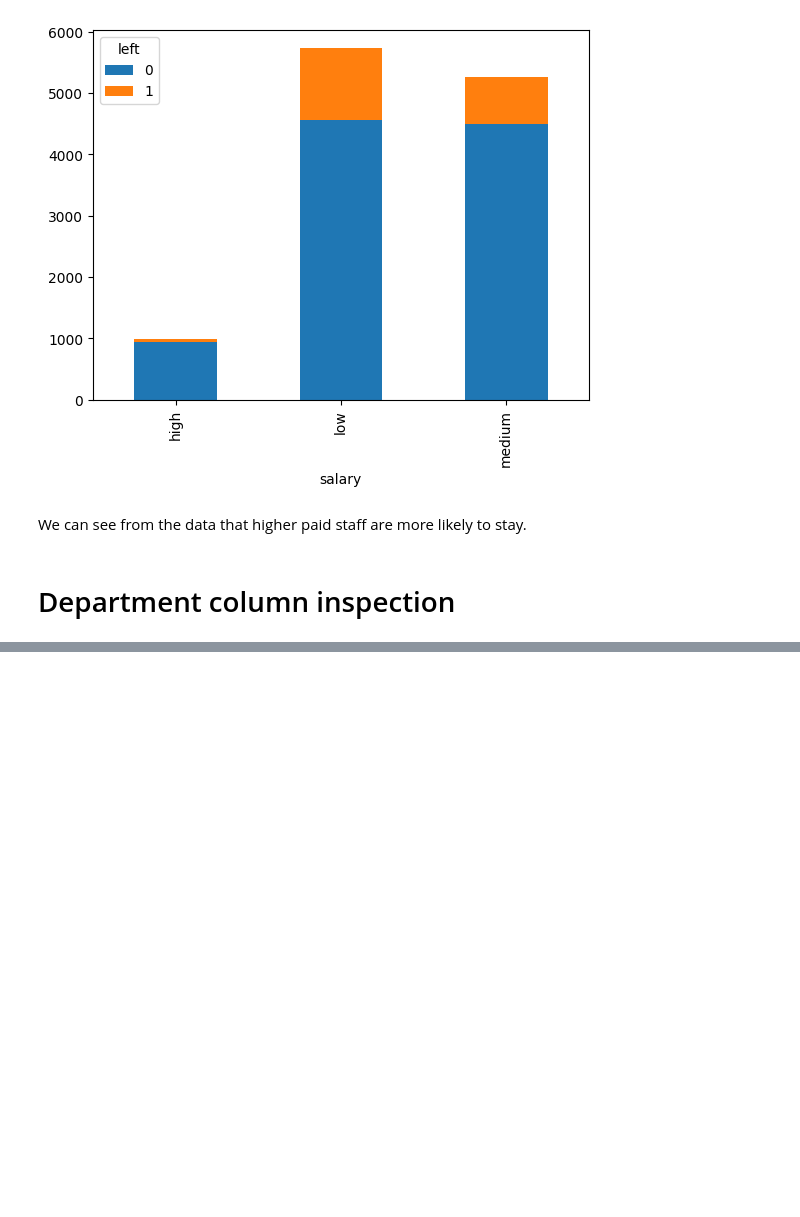
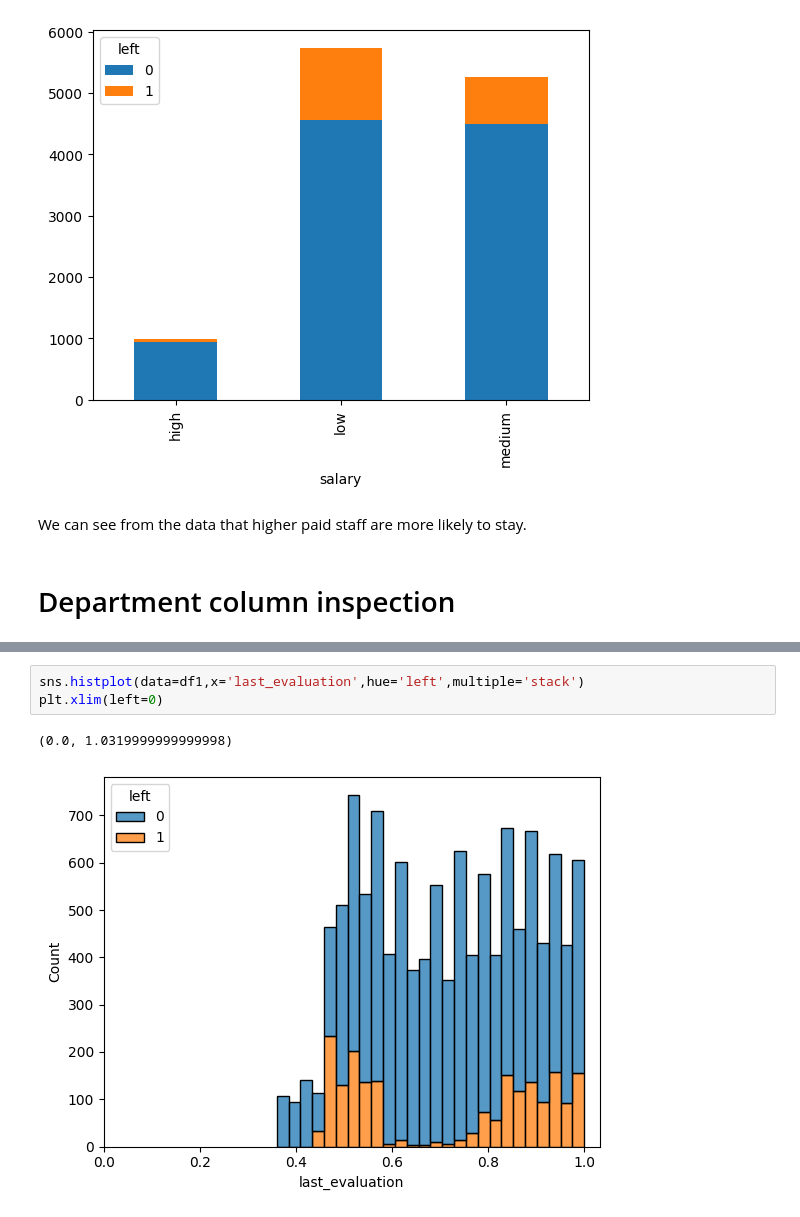
Before and after one commit to Max0513/Turn-over-analysis---Saliford-, a Jupyter notebook: Notebooks/data_cleanup.ipynb, the cells around one changed output, grey strips where cells are left out. Saved outputs shown, nothing was run; the diff lists cells and outputs as text; blank space fills up the shorter version.

```diff
--- a/Notebooks/data_cleanup.ipynb
+++ b/Notebooks/data_cleanup.ipynb
@@ -351,0 +491,6 @@ We can see from the data that higher paid staff are more likely to stay.
+# %%
+sns.histplot(data=df1,x='last_evaluation',hue='left',multiple='stack')
+plt.xlim(left=0)
+# %% [output]
+(0.0, 1.0319999999999998)
+[figure, added]
```
Also changed, not shown: parts of 40 cells of this notebook, 1 other file.
